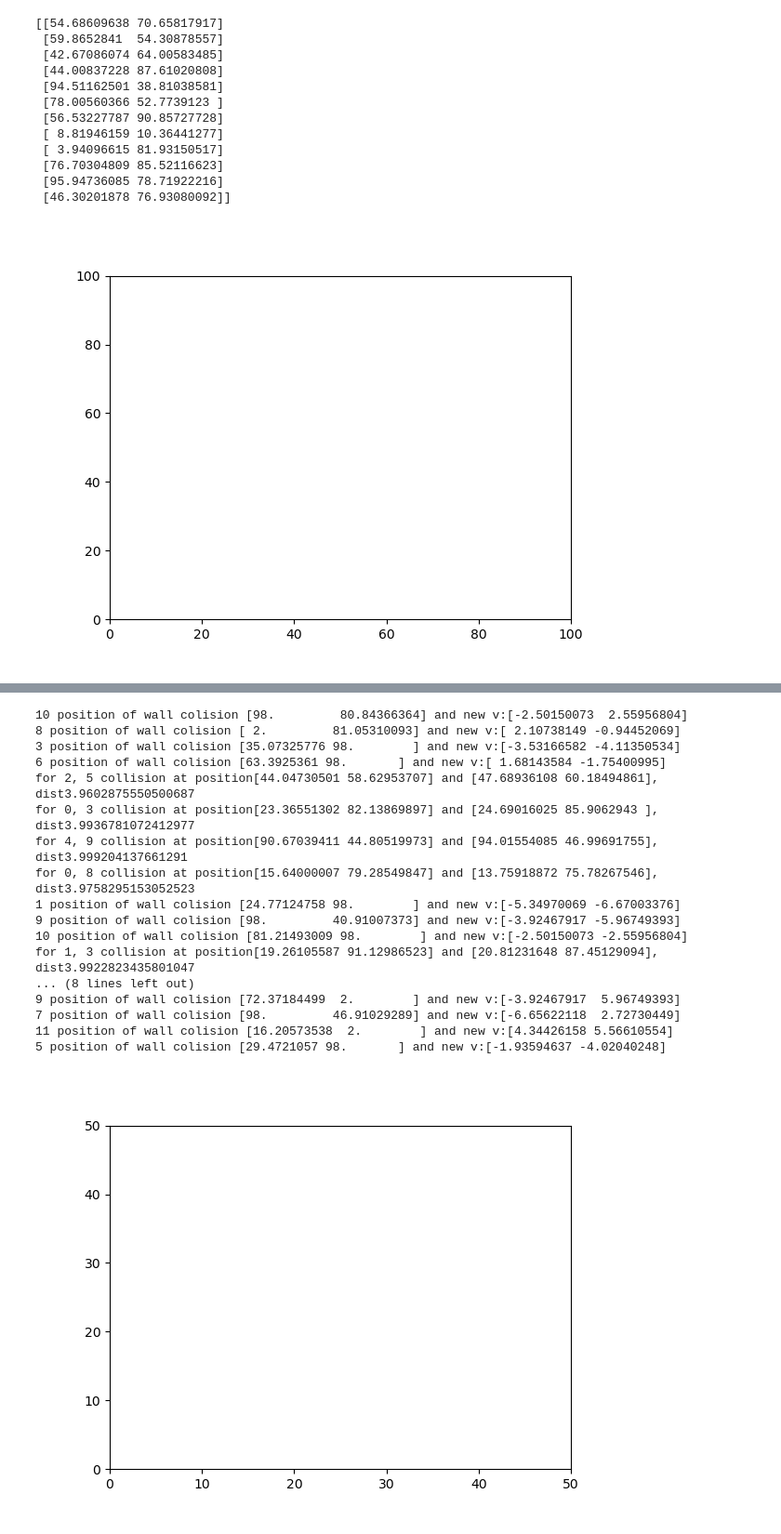
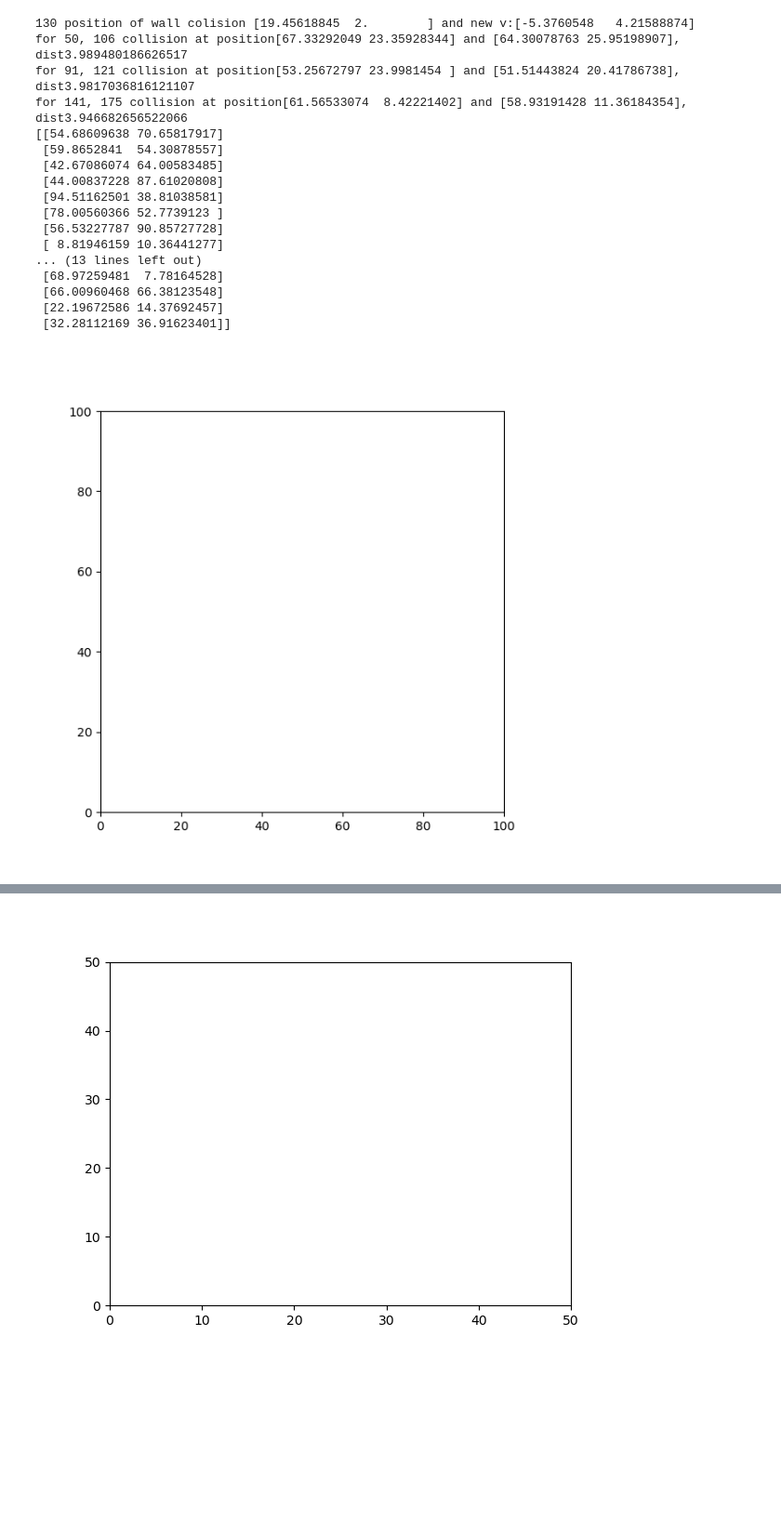
Before and after one commit to daryabiparva9/idealGasLawSim, a Jupyter notebook: src/test_molecularwise.ipynb, the cells around one changed output, grey strips where cells are left out. Shown at 93% size. Drawn from its saved outputs; the diff is of its cells as text; code cells hidden in the pictures; blank space fills up the shorter version.

```diff
--- a/src/test_molecularwise.ipynb
+++ b/src/test_molecularwise.ipynb
@@ -9,7 +9,7 @@ import scipy as sc
 box_size = 100
 
 # Number of particles
-num_particles = 4
+num_particles = 15
 
 # Time parameters
 t_max = 100  # Total simulation time
@@ -38,7 +38,7 @@ def update_positions(positions, velocities, dt):
     return positions
 
 # Visualization setup
-fig, ax = plt.subplots()
+fig, ax = plt.subplots(figsize=(5,5))
 ax.set_xlim(0, box_size)
 ax.set_ylim(0, box_size)
 particles, = ax.plot([], [], 'bo', ms=10)
@@ -69,9 +70,9 @@ import matplotlib.animation as animation
 box_size = 100
 
 # Number of particles
-num_particles = 12
+num_particles =25
 particle_radius = 2.0  # Radius of the particles
-large_num = 100 # A large number for no collision
+large_num = 50 # A large number for no collision
 epsilon = 1e-5  # Small threshold to avoid repeated collisions
 
 # Time parameters
@@ -168,38 +169,43 @@ def resolve_collision(i, j, positions, velocities):
     #print(f'({i},{j}) new i: p:{positions[i]}, v:{velocities[i]}\n and j: p:{positions[j]},v:{velocities[j]}')
 
 # Visualization setup
-fig, ax = plt.subplots()
+fig, ax = plt.subplots(figsize=(6,6))
 ax.set_xlim(0, box_size)
 ax.set_ylim(0, box_size)
 particles, = ax.plot([], [], 'bo', ms=10)
 
 def init():
     particles.set_data([], [])
     return particles,
 
 def animate(frame):
     global positions
 
     positions = update_positions(positions, velocities, dt)
     particles.set_data(positions[:, 0], positions[:, 1])
     return particles,
 
 # Animation
 ani = animation.FuncAnimation(fig, animate, frames=int(t_max/dt), init_func=init,
                               interval=20, blit=True, repeat=False)
 
 plt.show()
 # %% [output]
+130 position of wall colision [19.45618845  2.        ] and new v:[-5.3760548   4.21588874]
+for 50, 106 collision at position[67.33292049 23.35928344] and [64.30078763 25.95198907], dist3.989480186626517
+for 91, 121 collision at position[53.25672797 23.9981454 ] and [51.51443824 20.41786738], dist3.9817036816121107
+for 141, 175 collision at position[61.56533074  8.42221402] and [58.93191428 11.36184354], dist3.946682656522066
 [[54.68609638 70.65817917]
  [59.8652841  54.30878557]
  [42.67086074 64.00583485]
  [44.00837228 87.61020808]
  [94.51162501 38.81038581]
  [78.00560366 52.7739123 ]
  [56.53227787 90.85727728]
  [ 8.81946159 10.36441277]
- [ 3.94096615 81.93150517]
- [76.70304809 85.52116623]
- [95.94736085 78.71922216]
- [46.30201878 76.93080092]]
+... (13 lines left out)
+ [68.97259481  7.78164528]
+ [66.00960468 66.38123548]
+ [22.19672586 14.37692457]
+ [32.28112169 36.91623401]]
-[figure, old version]
+[figure, new version]
@@ -209,20 +229,3 @@ Unhandled message type set_device_pixel_ratio. {'device_pixel_ratio': 1.20000004
-10 position of wall colision [98.         80.84366364] and new v:[-2.50150073  2.55956804]
-8 position of wall colision [ 2.         81.05310093] and new v:[ 2.10738149 -0.94452069]
-3 position of wall colision [35.07325776 98.        ] and new v:[-3.53166582 -4.11350534]
-6 position of wall colision [63.3925361 98.       ] and new v:[ 1.68143584 -1.75400995]
-for 2, 5 collision at position[44.04730501 58.62953707] and [47.68936108 60.18494861], dist3.9602875550500687
-for 0, 3 collision at position[23.36551302 82.13869897] and [24.69016025 85.9062943 ], dist3.9936781072412977
-for 4, 9 collision at position[90.67039411 44.80519973] and [94.01554085 46.99691755], dist3.999204137661291
-for 0, 8 collision at position[15.64000007 79.28549847] and [13.75918872 75.78267546], dist3.9758295153052523
-1 position of wall colision [24.77124758 98.        ] and new v:[-5.34970069 -6.67003376]
-9 position of wall colision [98.         40.91007373] and new v:[-3.92467917 -5.96749393]
-10 position of wall colision [81.21493009 98.        ] and new v:[-2.50150073 -2.55956804]
-for 1, 3 collision at position[19.26105587 91.12986523] and [20.81231648 87.45129094], dist3.9922823435801047
-... (8 lines left out)
-9 position of wall colision [72.37184499  2.        ] and new v:[-3.92467917  5.96749393]
-7 position of wall colision [98.         46.91029289] and new v:[-6.65622118  2.72730449]
-11 position of wall colision [16.20573538  2.        ] and new v:[4.34426158 5.56610554]
-5 position of wall colision [29.4721057 98.       ] and new v:[-1.93594637 -4.02040248]
 # %%
 
 %matplotlib ipympl
```
Also changed, not shown: parts of 4 cells of this notebook, 11 other files.
